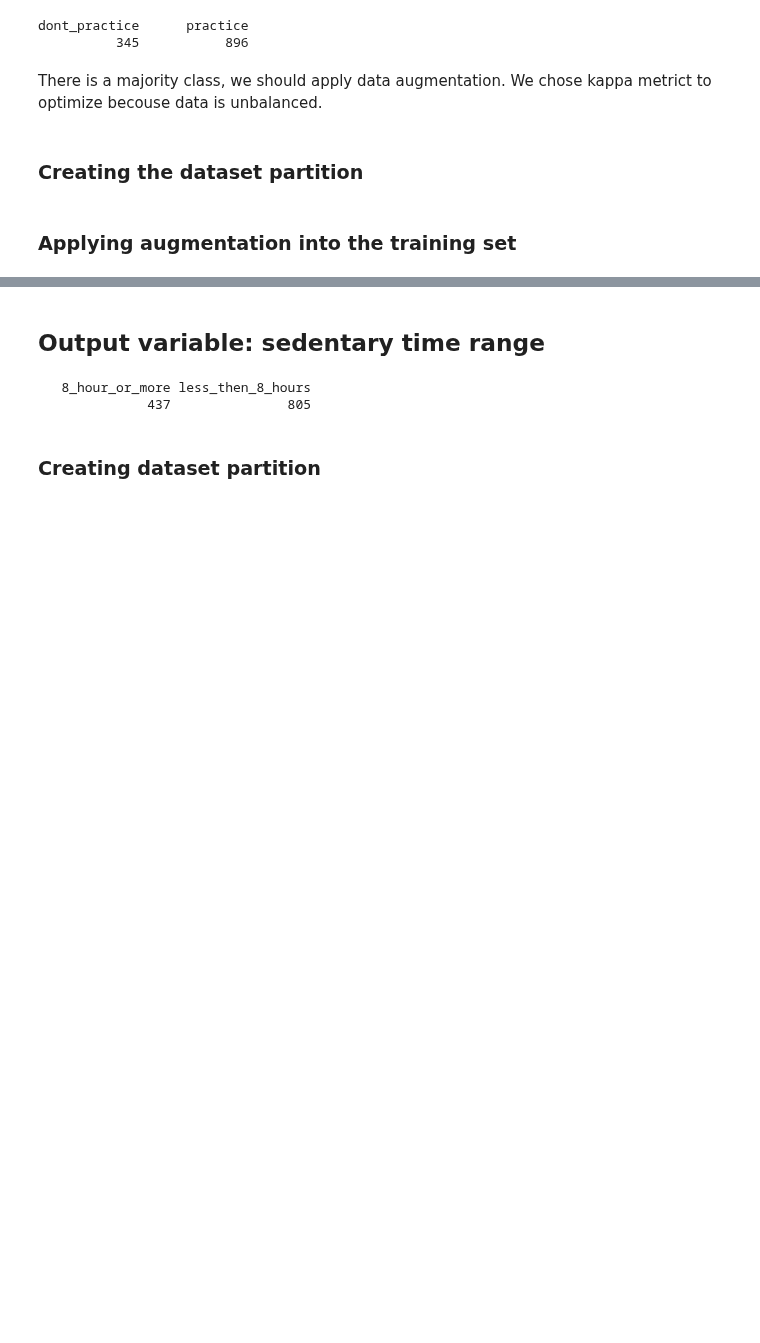
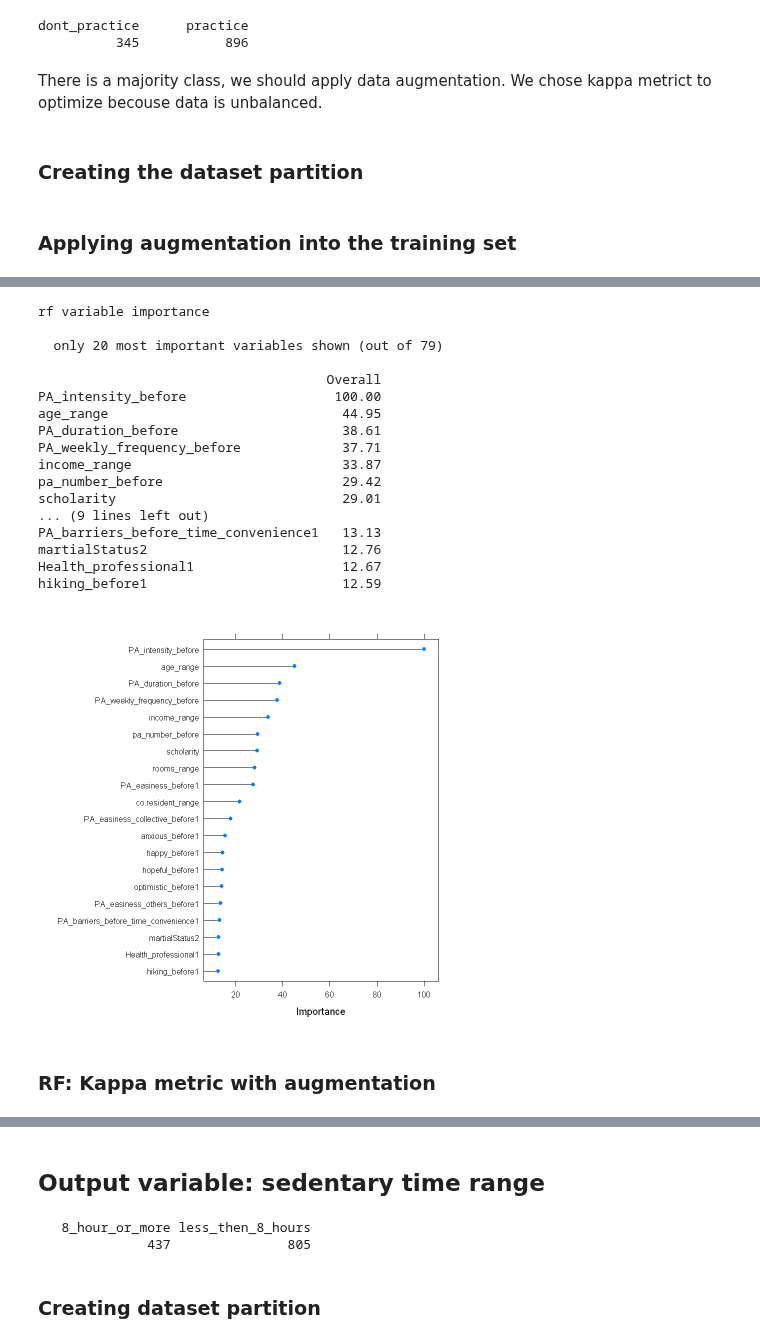
Before and after one commit to LASOS-INT/Barreiras-e-Facilitadores, a Jupyter notebook: R-notebooks/decision_tree.ipynb, the cells around one changed output, grey strips where cells are left out. Cells and saved outputs as stored; diff of their text form; code cells hidden in the pictures; blank space fills up the shorter version.

Commit message:
complete all models

```diff
--- a/R-notebooks/decision_tree.ipynb
+++ b/R-notebooks/decision_tree.ipynb
@@ -136,0 +119,12 @@ The final value used for the model was cp = 0.03508772.
+# %%
+set.seed(2)
+model <- fit_model(
+    model_method="rf",
+    model_metric="Kappa",
+    trControl_func = trainControl(method = "cv", search="grid"),
+    train_data = treino,
+    test_data=teste,
+    yname="PA_practice_during",
+    length = 3
+)
+print(model$matrix)
@@ -136,0 +149,24 @@ The final value used for the model was cp = 0.03508772.
+# %%
+plot(varImp(model$result), top=20)
+varImp(model$result)
+# %% [output]
+rf variable importance
+
+  only 20 most important variables shown (out of 79)
+
+                                     Overall
+PA_intensity_before                   100.00
+age_range                              44.95
+PA_duration_before                     38.61
+PA_weekly_frequency_before             37.71
+income_range                           33.87
+pa_number_before                       29.42
+scholarity                             29.01
+... (9 lines left out)
+PA_barriers_before_time_convenience1   13.13
+martialStatus2                         12.76
+Health_professional1                   12.67
+hiking_before1                         12.59
+[figure, added]
+# %% [markdown]
+### RF: Kappa metric with augmentation
```
Also changed, not shown: parts of 46 cells of this notebook, 6 other files.
